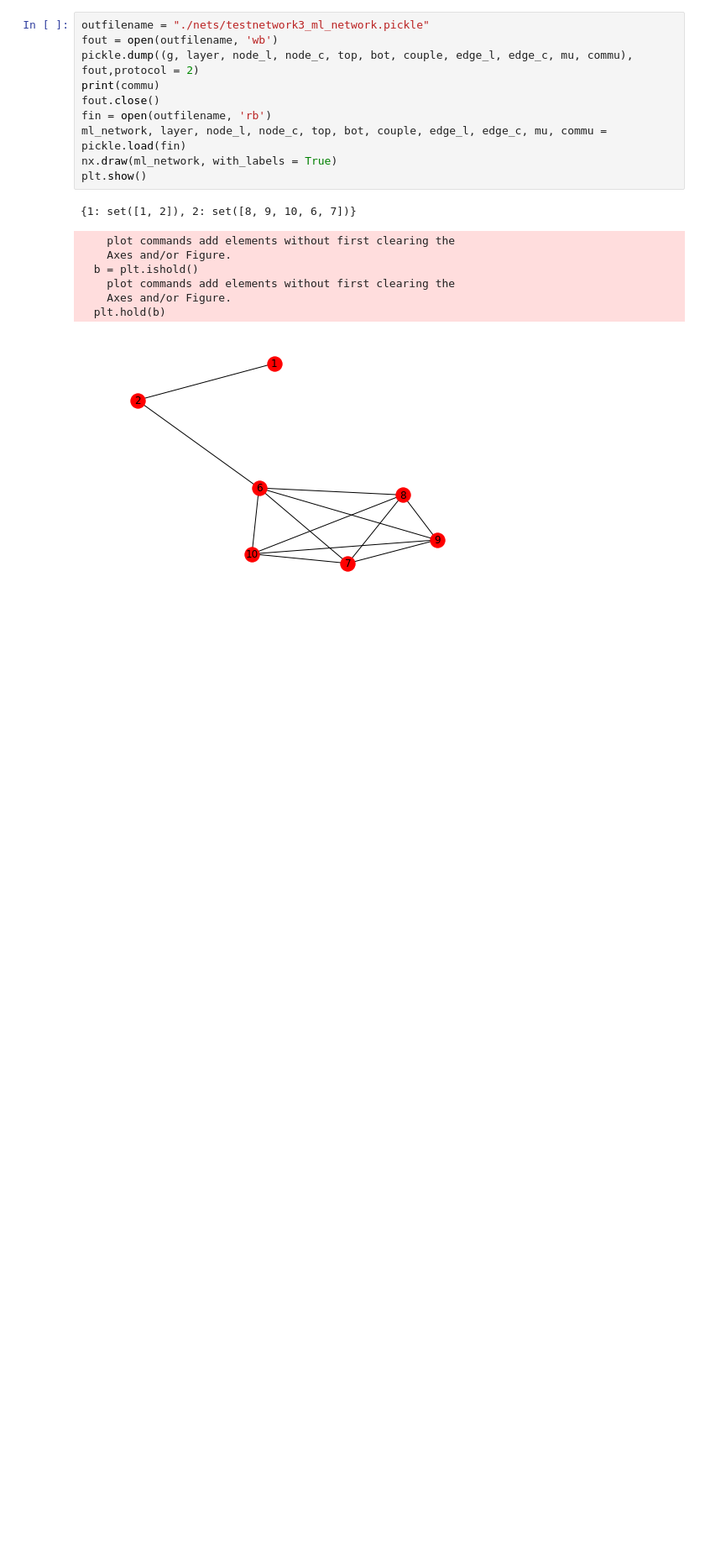
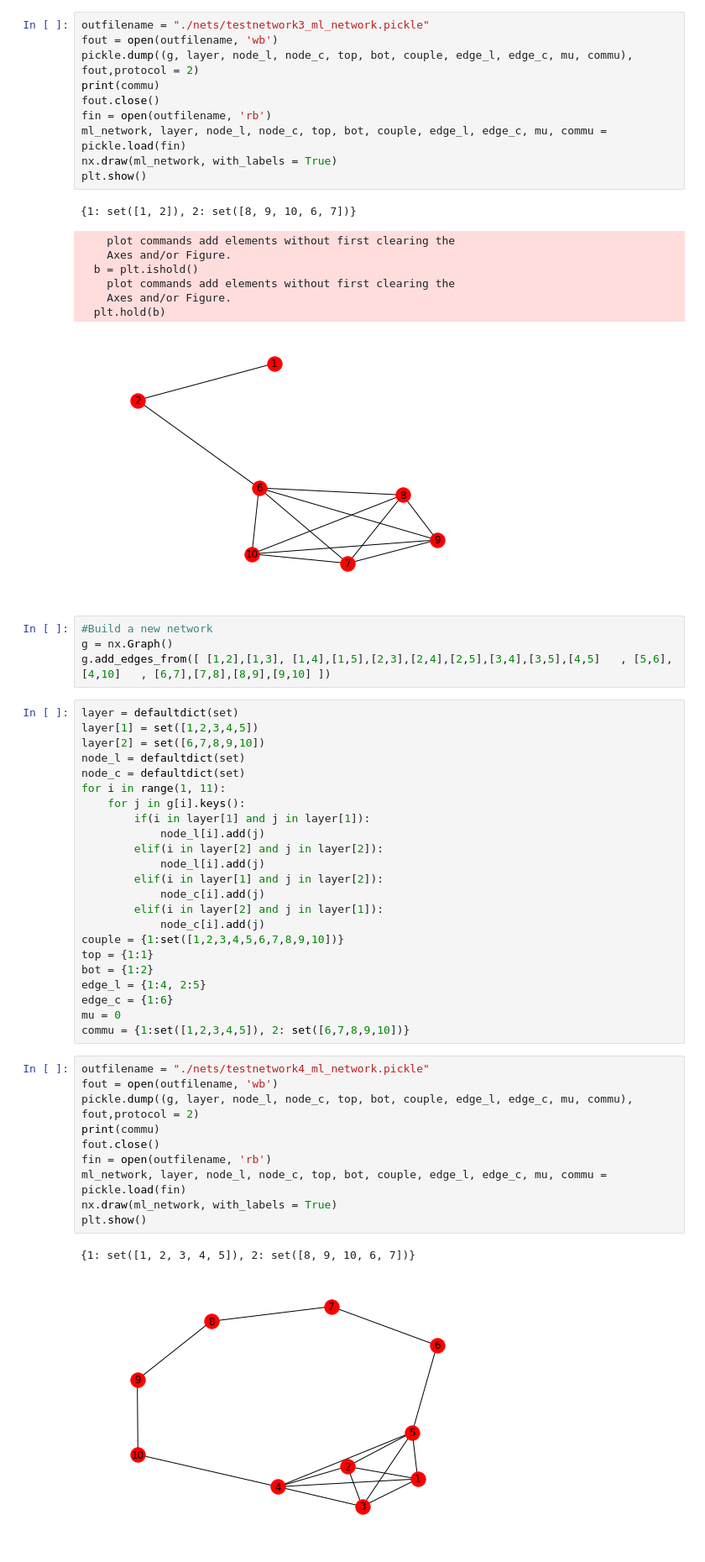
Before and after one commit to prishni/debug-louvain, a Jupyter notebook: generate_test_nets.ipynb, the cells around one changed output. Shown at 84% size. Drawn from its saved outputs; the diff is of its cells as text; blank space fills up the shorter version.

```diff
--- a/generate_test_nets.ipynb
+++ b/generate_test_nets.ipynb
@@ -140,3 +140,43 @@ plt.show()
     Axes and/or Figure.
   plt.hold(b)
 [figure]
+# %%
+#Build a new network
+g = nx.Graph()
+g.add_edges_from([ [1,2],[1,3], [1,4],[1,5],[2,3],[2,4],[2,5],[3,4],[3,5],[4,5]   , [5,6],[4,10]   , [6,7],[7,8],[8,9],[9,10] ])
+# %%
+layer = defaultdict(set)
+layer[1] = set([1,2,3,4,5])
+layer[2] = set([6,7,8,9,10])
+node_l = defaultdict(set)
+node_c = defaultdict(set)
+for i in range(1, 11):
+    for j in g[i].keys():
+        if(i in layer[1] and j in layer[1]):
+            node_l[i].add(j)
+        elif(i in layer[2] and j in layer[2]):
+            node_l[i].add(j)
+        elif(i in layer[1] and j in layer[2]):
+            node_c[i].add(j)
+        elif(i in layer[2] and j in layer[1]):
+            node_c[i].add(j)
+couple = {1:set([1,2,3,4,5,6,7,8,9,10])}
+top = {1:1}
+bot = {1:2}
+edge_l = {1:4, 2:5}
+edge_c = {1:6}
+mu = 0
+commu = {1:set([1,2,3,4,5]), 2: set([6,7,8,9,10])}
+# %%
+outfilename = "./nets/testnetwork4_ml_network.pickle"
+fout = open(outfilename, 'wb')
+pickle.dump((g, layer, node_l, node_c, top, bot, couple, edge_l, edge_c, mu, commu), fout,protocol = 2)
+print(commu)
+fout.close()
+fin = open(outfilename, 'rb')
+ml_network, layer, node_l, node_c, top, bot, couple, edge_l, edge_c, mu, commu = pickle.load(fin)
+nx.draw(ml_network, with_labels = True)
+plt.show()
+# %% [output]
+{1: set([1, 2, 3, 4, 5]), 2: set([8, 9, 10, 6, 7])}
+[figure, added]
```
Also changed, not shown: parts of 3 cells of this notebook, 25 other files.
